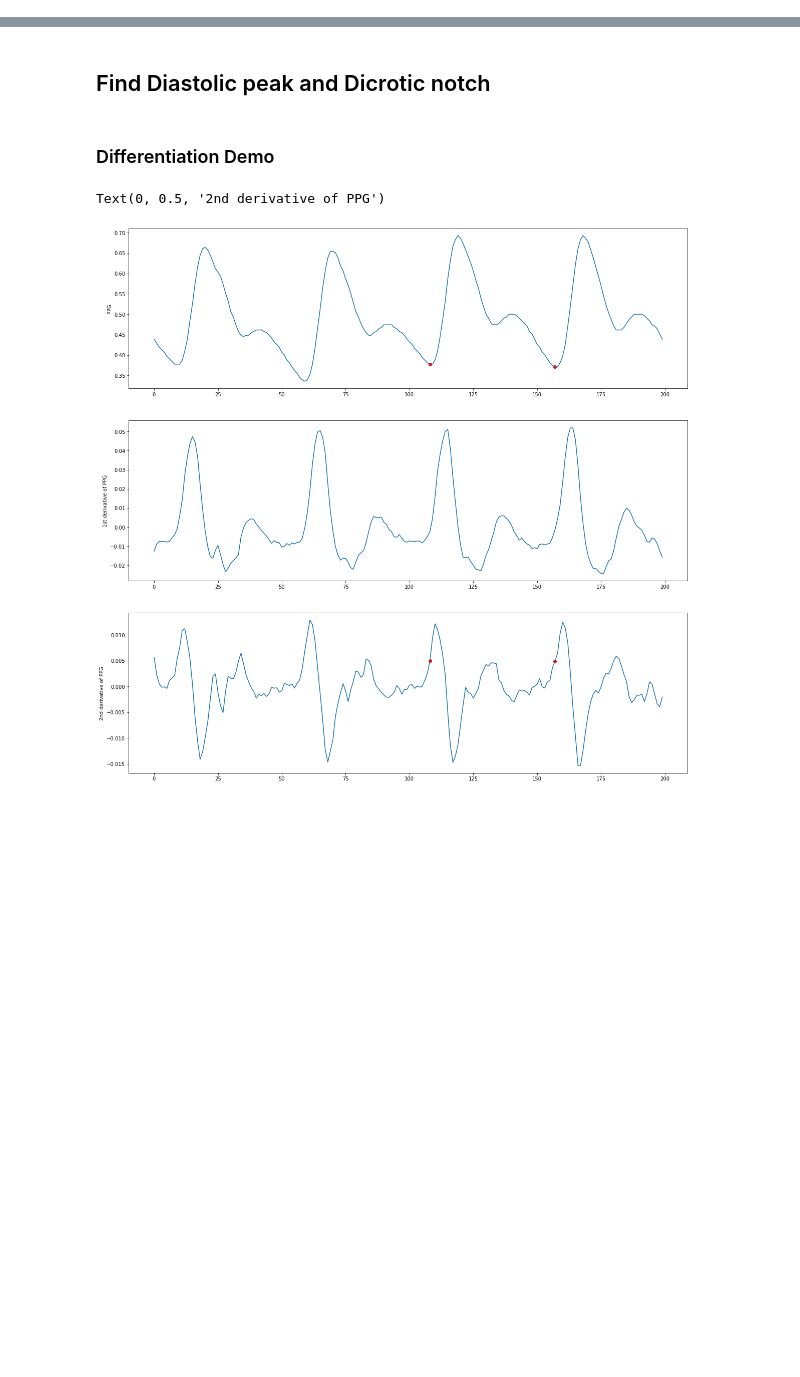
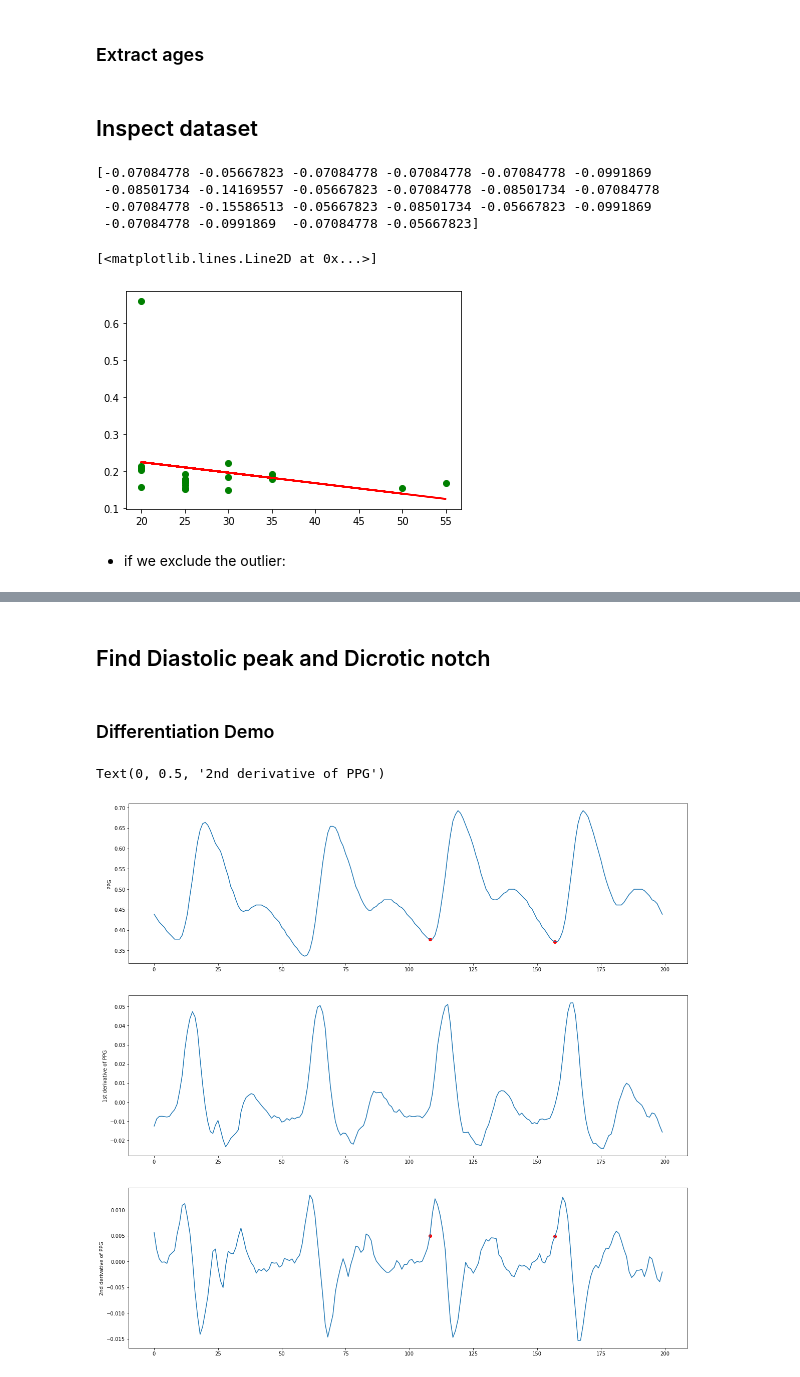
Before and after one commit to peterhcharlton/bsp-book, a Jupyter notebook: content/case-studies/vasc-age-example.ipynb, the cells around one changed output, grey strips where cells are left out. Cells and saved outputs as stored; diff of their text form; code cells hidden in the pictures; blank space fills up the shorter version.

```diff
--- a/content/case-studies/vasc-age-example.ipynb
+++ b/content/case-studies/vasc-age-example.ipynb
@@ -119,0 +335,5 @@ plt.scatter(onsets, heights_onsets, marker='o', color='red')
+# %%
+rel_ppg_timings = []
+for ecg_timing in ecg_timings:
+    current_ppg_timing = find_next(ppg_timings, ecg_timing)
+    rel_ppg_timings.append(current_ppg_timing)
@@ -119,0 +342,2 @@ plt.scatter(onsets, heights_onsets, marker='o', color='red')
+# %%
+pats = (rel_ppg_timings - ecg_timings)/fs
@@ -119,0 +354,2 @@ plt.scatter(onsets, heights_onsets, marker='o', color='red')
+# %%
+subj_nos = [i for i in range(len(matching_recs['name']))]
@@ -119,0 +420,31 @@ plt.scatter(onsets, heights_onsets, marker='o', color='red')
+# %% [markdown]
+### Extract ages
+# %%
+ages = []
+for subj_no in subj_nos:
+
+    # specify this subject's record name and directory:
+    record_name = matching_recs['name'][subj_no]
+    record_dir = matching_recs['dir'][subj_no]
+
+    # extract this subject's age
+    curr_age = matching_recs['age'][subj_no]
+    ages.append(curr_age)
+# %% [markdown]
+## Inspect dataset
+# %%
+print()
+# %% [output]
+[-0.07084778 -0.05667823 -0.07084778 -0.07084778 -0.07084778 -0.0991869
+ -0.08501734 -0.14169557 -0.05667823 -0.07084778 -0.08501734 -0.07084778
+ -0.07084778 -0.15586513 -0.05667823 -0.08501734 -0.05667823 -0.0991869
+ -0.07084778 -0.0991869  -0.07084778 -0.05667823]
+# %%
+plt.scatter(ages, median_pats, marker='o', color='green')
+m, b = np.polyfit(ages, median_pats, 1)
+plt.plot(ages, m*np.array(ages)+b, color='red')
+# %% [output]
+[<matplotlib.lines.Line2D at 0x...>]
+[figure, added]
+# %% [markdown]
+- if we exclude the outlier:
```
Also changed, not shown: parts of 84 cells of this notebook, 8 other files.
